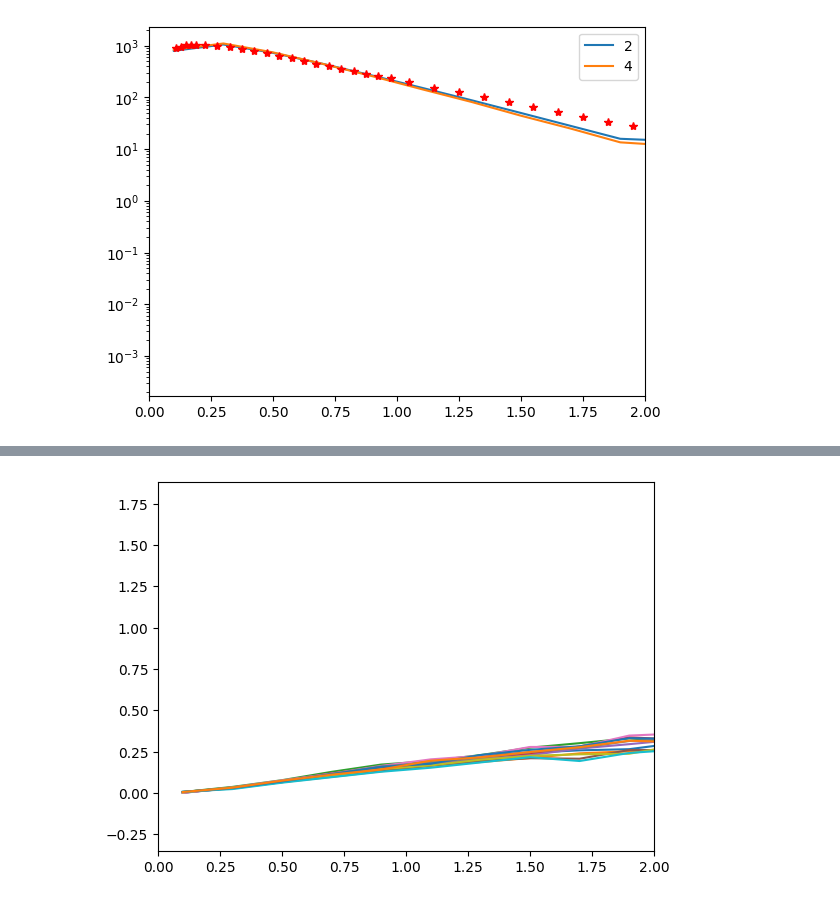
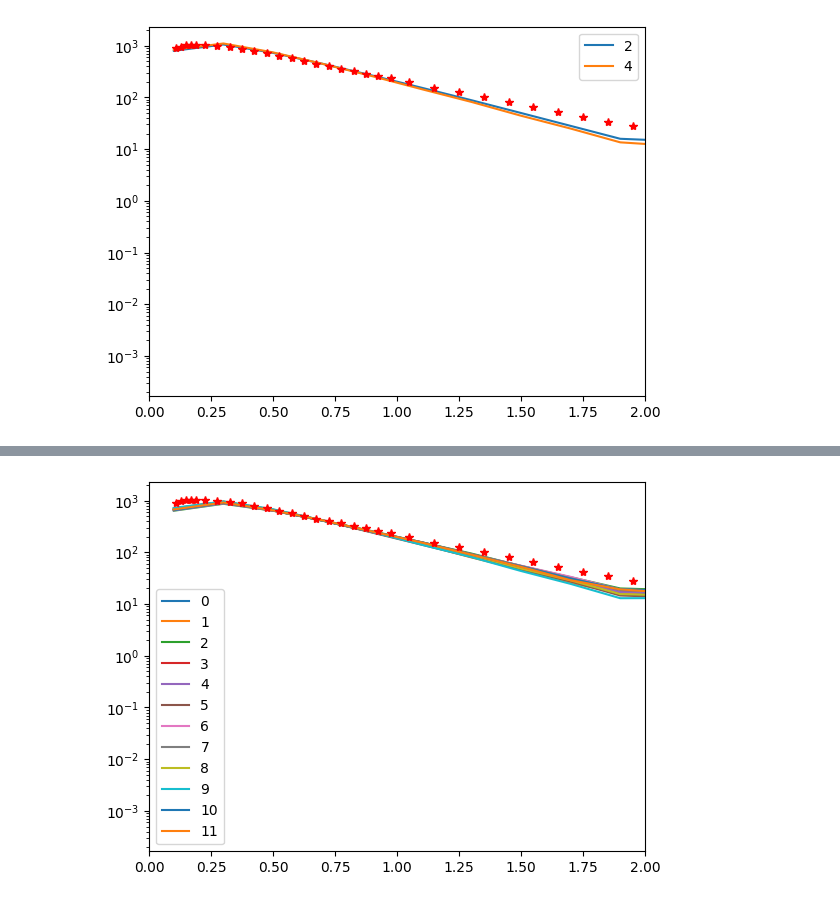
Before and after one commit to fafafrens/smash-vhlle-hybrid-python, a Jupyter notebook: plots_multiplicity.ipynb, the cells around one changed output, grey strips where cells are left out. Drawn from its saved outputs; the diff is of its cells as text; code cells hidden in the pictures.

```diff
--- a/plots_multiplicity.ipynb
+++ b/plots_multiplicity.ipynb
@@ -76,9 +68,22 @@ pt_iurii[6]["params"]
+# %%
+dir_listnobulk = os.listdir("./")
+plot_list_nobulk = ["./"+e+"/Plots"+"/" for e in dir_listnobulk if "zeta" in e]
+plot_list_nobulk.sort()
+
+ydatanobulk = load_plot_data(plot_list_nobulk,"yspectra.txt")
+meanmt_datanobulk = load_plot_data(plot_list_nobulk,"meanmt0_midrapidity.txt")
+meanpt_datanobulk = load_plot_data(plot_list_nobulk,"meanpt_midrapidity.txt")
+v2_datanobulk = load_plot_data(plot_list_nobulk,"v2spectra.txt")
 # %%
-for k in range(0,len(test2)):
-    plt.plot(test2[k]['data'][:,0],(test2[k]['data'][:,1]+test2[k]['data'][:,2]))
-# plt.errorbar(pt,dNdpT,yerr=Dp,fmt='r*')
-# plt.yscale("log")
+pt_iuriinobulk = load_plot_data(plot_list_nobulk,"ptspectra.txt")
+
+for k in range(0,len(pt_iuriinobulk)):
+    if k!=20:
+        plt.plot(pt_iuriinobulk[k]['data'][:,0],(pt_iuriinobulk[k]['data'][:,1]+pt_iuriinobulk[k]['data'][:,2])/(200*0.2),label=str(k))
+plt.errorbar(pt,dNdpT,yerr=Dp,fmt='r*')
+plt.yscale("log")
 plt.xlim(0,2)
+plt.legend()
 plt.show()
 # %% [output]
-[figure, old version]
+[figure, new version]
```
Also changed, not shown: parts of 4 cells of this notebook, 2 other files.
